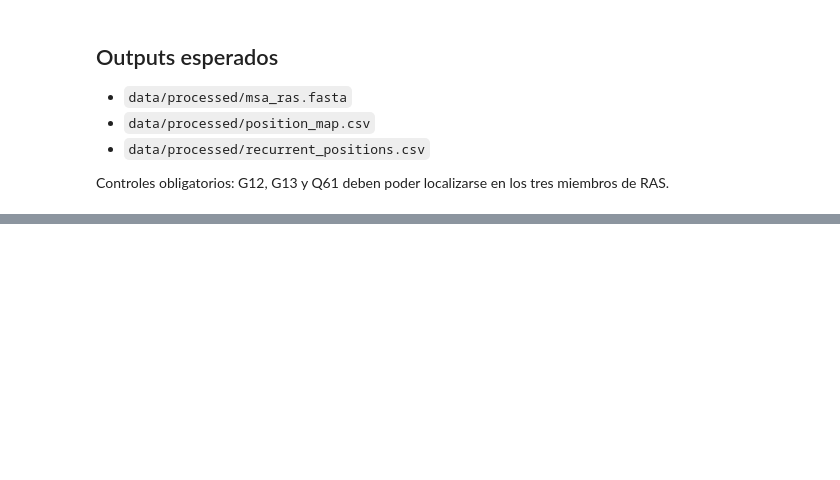
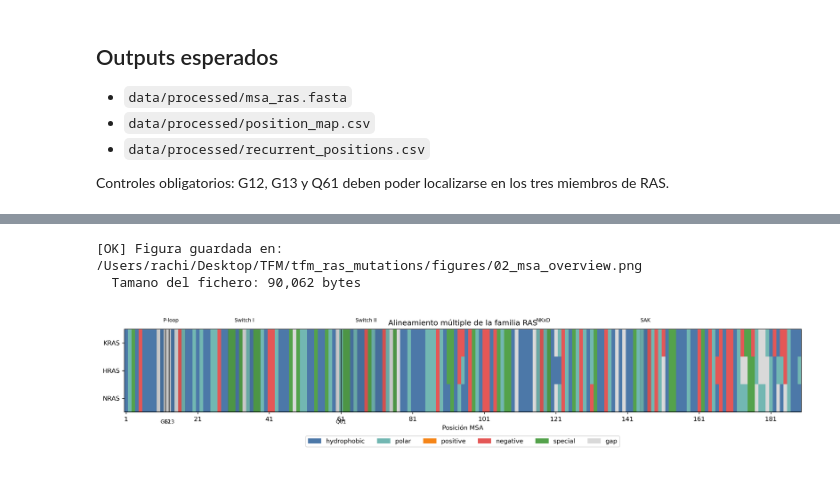
Before and after one commit to racschavez/TFM-MUTACIONES-EN-RAS, a Jupyter notebook: notebooks/02_alignment_mapping.ipynb, the cells around one changed output, grey strips where cells are left out. Saved outputs shown, nothing was run; the diff lists cells and outputs as text; code cells hidden in the pictures; blank space fills up the shorter version.

Commit message:
Pipeline update: Notebooks 00 - 03 checked

```diff
--- a/notebooks/02_alignment_mapping.ipynb
+++ b/notebooks/02_alignment_mapping.ipynb
@@ -80,0 +815,35 @@ Usa el umbral de `configs/config.yaml` y guarda `recurrent_positions.csv` con el
+# %%
+# ============================================================
+# CHUNK 10.1: Generar y guardar la figura del MSA
+# ============================================================
+
+# visualize_msa() genera la figura, la guarda en disco y cierra el objeto de Matplotlib.
+# Recibe: el MSA, el mapa posicional (para localizar regiones funcionales y hotspots)
+# y la ruta de salida de la figura (acepta str o Path).
+# Devuelve la ruta del fichero de imagen generado.
+output_fig_path = visualize_msa(
+    msa,              # Objeto MultipleSeqAlignment con el alineamiento
+    position_map,     # DataFrame con el mapa posicional para localizar regiones
+    FIGURE_MSA_PATH   # Ruta de salida (figures/02_msa_overview.png)
+)
+
+print(f"[OK] Figura guardada en: {output_fig_path}")
+print(f"  Tamano del fichero: {output_fig_path.stat().st_size:,} bytes")
+# %% [output]
+[OK] Figura guardada en: /Users/rachi/Desktop/TFM/tfm_ras_mutations/figures/02_msa_overview.png
+  Tamano del fichero: 90,062 bytes
+# %%
+# ============================================================
+# CHUNK 10.2: Mostrar la figura del MSA en el notebook
+# ============================================================
+
+# IPython.display.Image permite mostrar una imagen desde disco directamente en el notebook.
+# Es la forma correcta de mostrar una figura que ya ha sido guardada en disco por Matplotlib.
+# No usamos plt.show() porque visualize_msa() ya cerro la figura con plt.close().
+from IPython.display import Image, display  # Funciones de visualizacion de IPython
+
+# Image() carga la imagen desde disco.
+# width=1200 limita el ancho a 1200 pixeles para que quepa en la pantalla del notebook.
+display(Image(filename=str(output_fig_path), width=1200))
+# %% [output]
+[figure, added]
```
Also changed, not shown: parts of 52 cells of this notebook, 24 other files.
